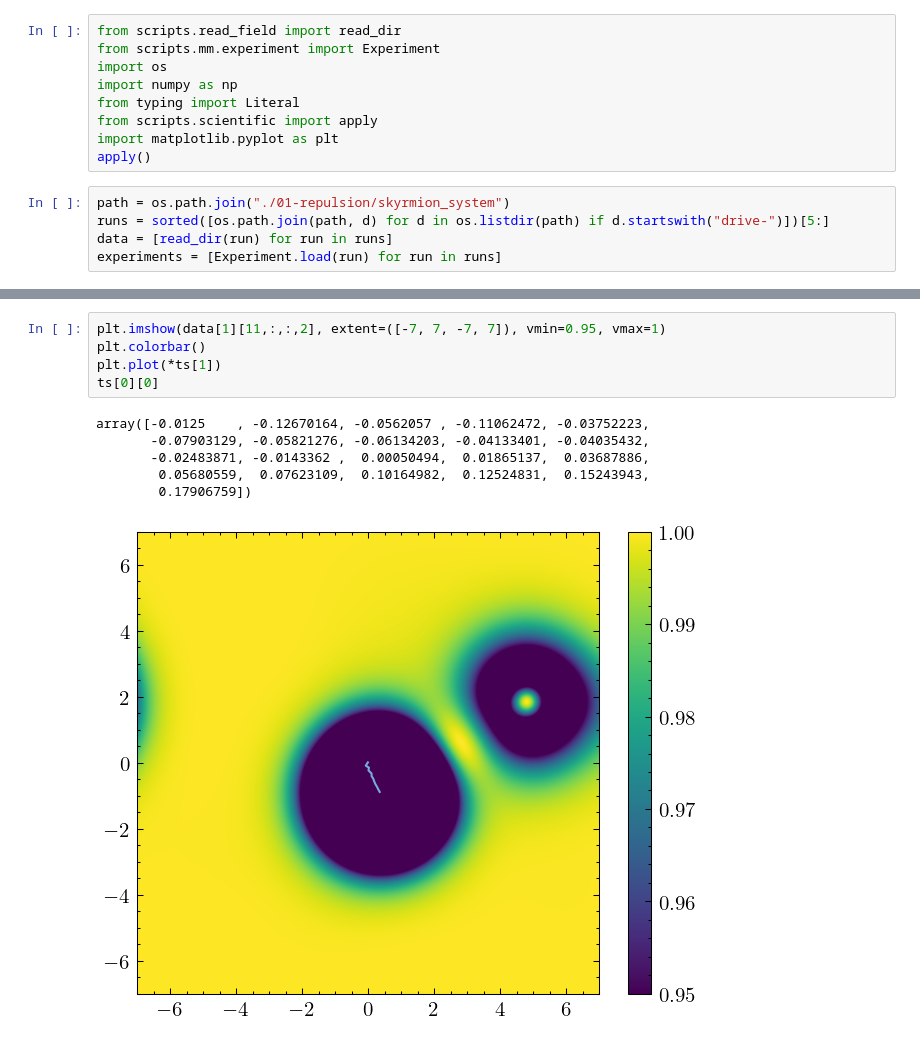
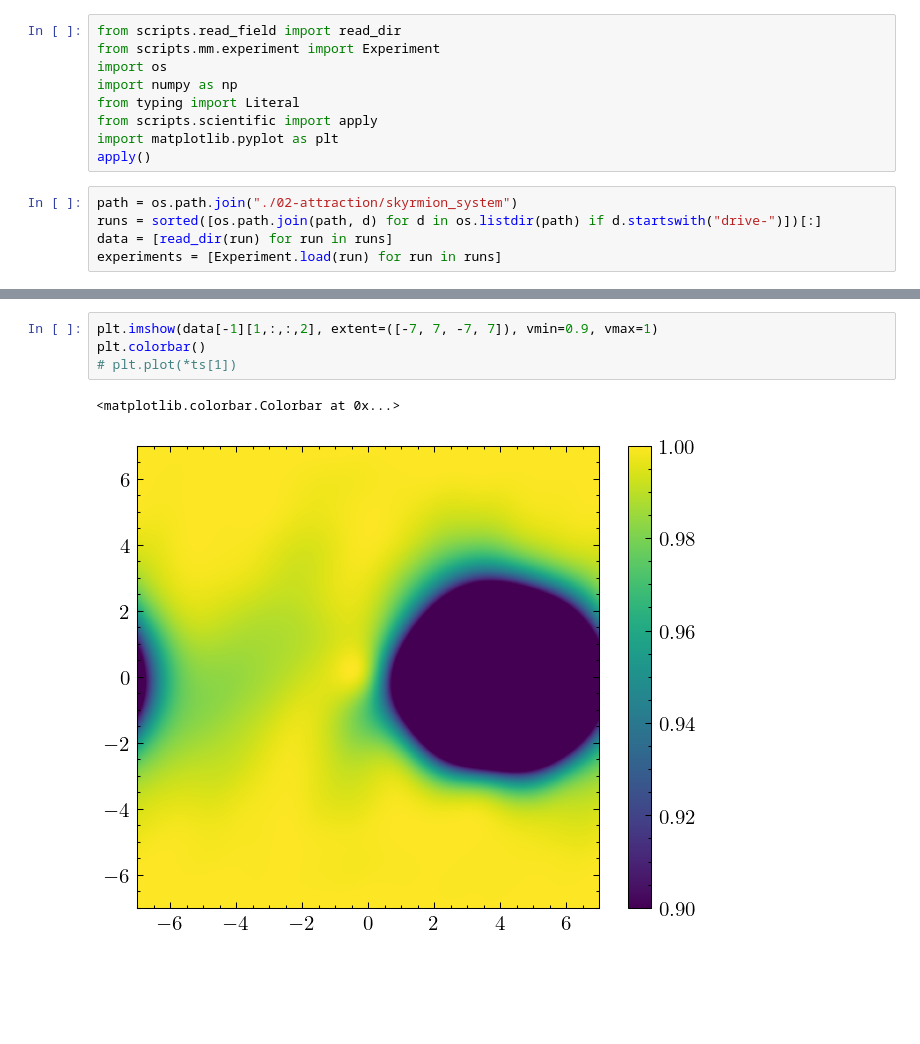
Before and after one commit to nazar-si/skyrmion-v2, a Jupyter notebook: trajectory.ipynb, the cells around one changed output, grey strips where cells are left out. Saved outputs shown, nothing was run; the diff lists cells and outputs as text; blank space fills up the shorter version.

Commit message:
chore: attraction experiment

```diff
--- a/trajectory.ipynb
+++ b/trajectory.ipynb
@@ -8,8 +8,8 @@ from scripts.scientific import apply
 import matplotlib.pyplot as plt
 apply()
 # %%
-path = os.path.join("./01-repulsion/skyrmion_system")
-runs = sorted([os.path.join(path, d) for d in os.listdir(path) if d.startswith("drive-")])[5:]
+path = os.path.join("./02-attraction/skyrmion_system")
+runs = sorted([os.path.join(path, d) for d in os.listdir(path) if d.startswith("drive-")])[:]
 data = [read_dir(run) for run in runs]
 experiments = [Experiment.load(run) for run in runs]
 # %%
@@ -54,12 +57,7 @@ print(xs, ys)
 # %%
-plt.imshow(data[1][11,:,:,2], extent=([-7, 7, -7, 7]), vmin=0.95, vmax=1)
+plt.imshow(data[-1][1,:,:,2], extent=([-7, 7, -7, 7]), vmin=0.9, vmax=1)
 plt.colorbar()
-plt.plot(*ts[1])
-ts[0][0]
+# plt.plot(*ts[1])
 # %% [output]
-array([-0.0125    , -0.12670164, -0.0562057 , -0.11062472, -0.03752223,
-       -0.07903129, -0.05821276, -0.06134203, -0.04133401, -0.04035432,
-       -0.02483871, -0.0143362 ,  0.00050494,  0.01865137,  0.03687886,
-        0.05680559,  0.07623109,  0.10164982,  0.12524831,  0.15243943,
-        0.17906759])
+<matplotlib.colorbar.Colorbar at 0x...>
-[figure, old version]
+[figure, new version]
```
Also changed, not shown: parts of 2 cells of this notebook, 20 other files.
